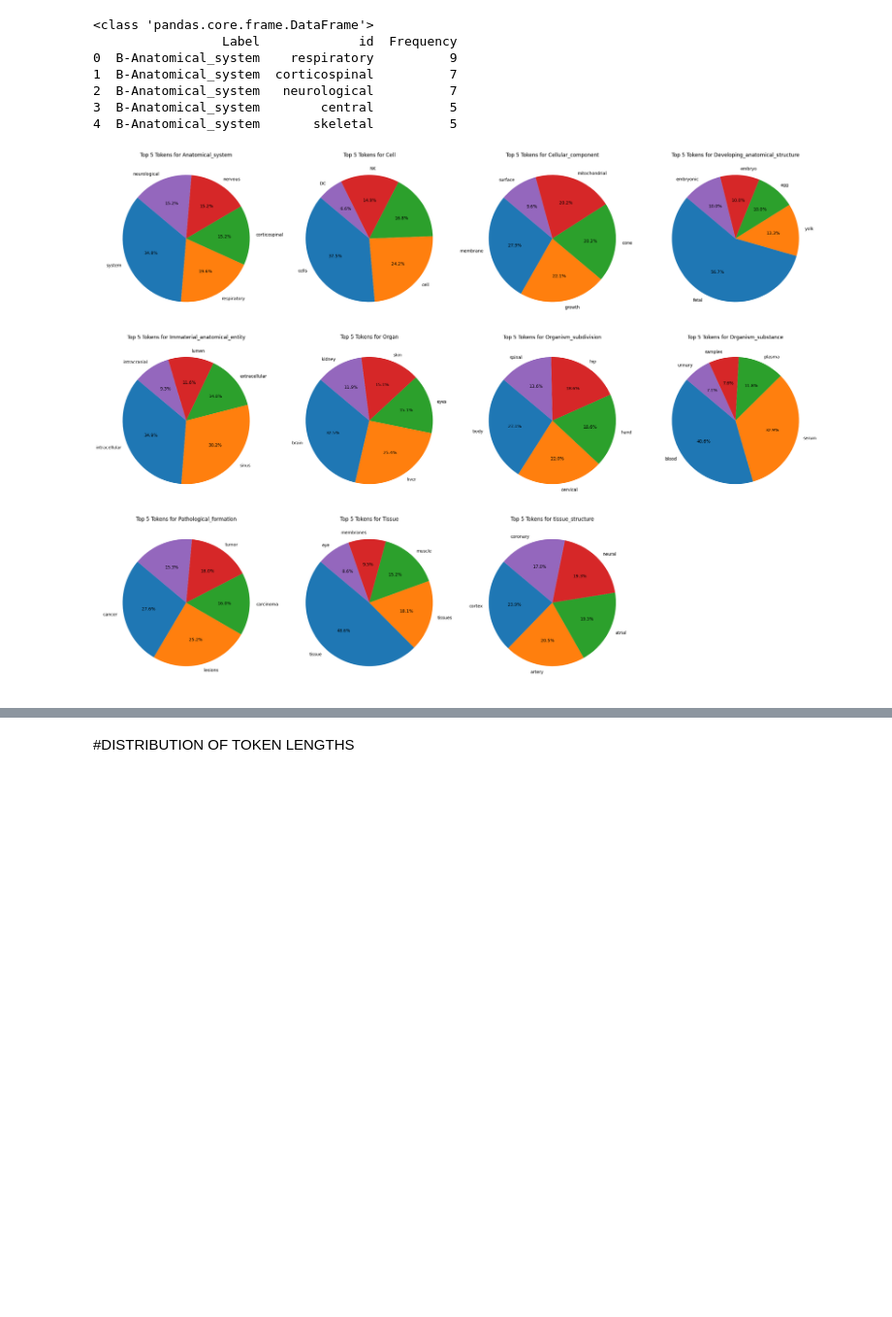
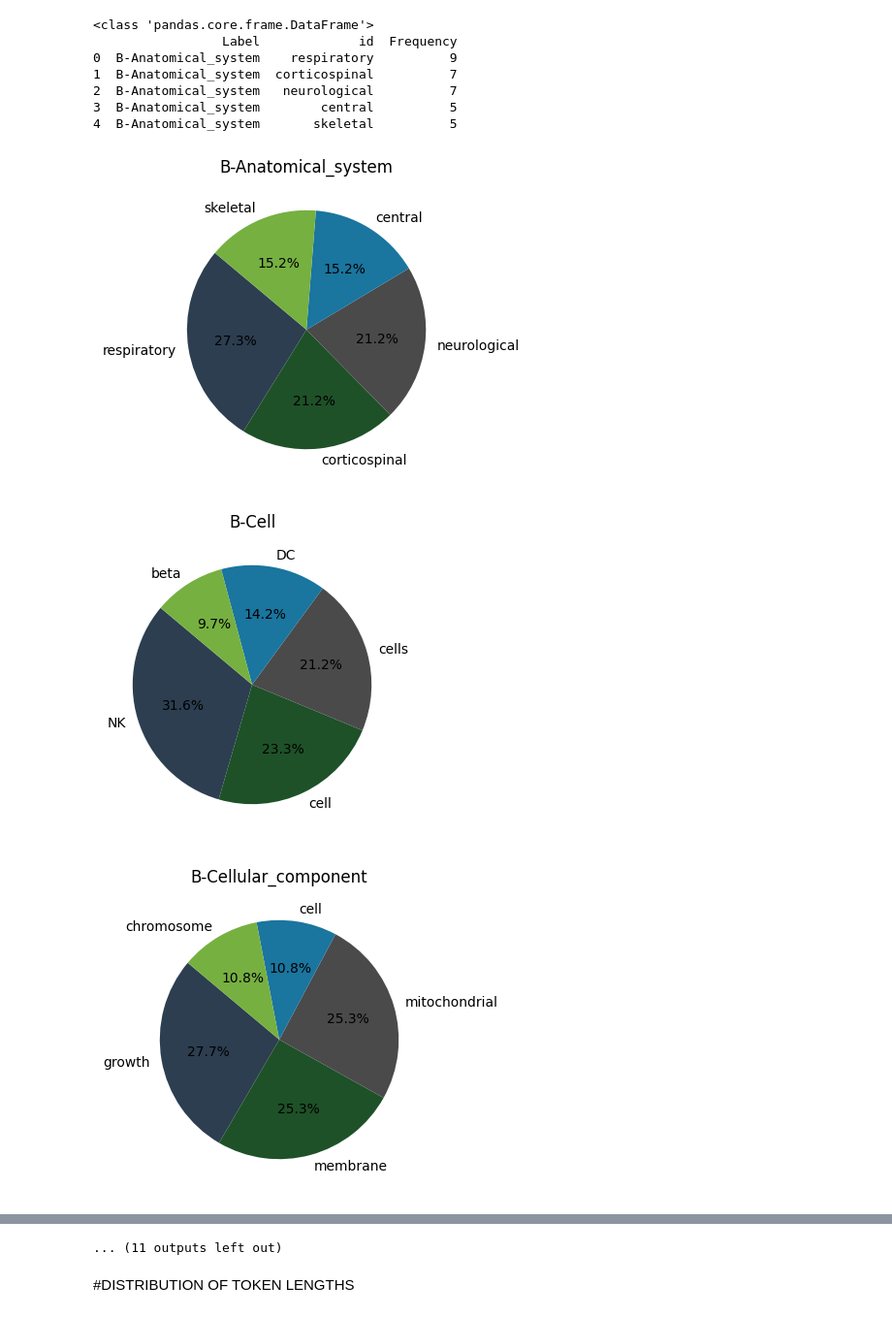
Before and after one commit to matdcp/Data-dreamers-, a Jupyter notebook: DEA_definitiva.ipynb, the cells around one changed output, grey strips where cells are left out. Shown at 97% size. Saved outputs shown, nothing was run; the diff lists cells and outputs as text; code cells hidden in the pictures; blank space fills up the shorter version.

```diff
--- a/DEA_definitiva.ipynb
+++ b/DEA_definitiva.ipynb
@@ -364,6 +396,16 @@ print(nlp.Defaults.stop_words)
 # %%
+
+# Carica il modello di Spacy
+nlp = spacy.load("en_core_web_sm")
+
+# Funzione per rimuovere le stop words
 def remove_stop_words(text):
     doc = nlp(text)
     return ' '.join([token.text for token in doc if not token.is_stop])
 
-ds['id'] = ds['id'].apply(remove_stop_words)
+ds_withouth_stopwords =ds.copy()
+# Applica la funzione e filtra le righe vuote
+ds_withouth_stopwords['id'] = ds['id'].apply(remove_stop_words)
+
+# Rimuovi le righe dove la colonna 'id' è vuota
+ds_withouth_stopwords = ds_withouth_stopwords[ds_withouth_stopwords['id'].str.strip() != '']  # Filtra righe dove 'id' è vuota o solo spazi
@@ -388,7 +478,7 @@ Following, we represented the most frequent tokens for each label individually.
 # %%
 # Conta i token più frequenti per ciascuna classe
 most_common_tokens_per_class = (
-    ds.groupby('Label')['id']
+    ds_withouth_stopwords.groupby('Label')['id']
     .value_counts()  # Conta i token per classe
     .groupby(level=0)  # Raggruppa di nuovo per classe
     .head(5)  # Prendi i primi 5 token per classe
@@ -408,38 +498,24 @@ print(most_common_tokens.head())  # Verifica la struttura
 2  B-Anatomical_system   neurological          7
 3  B-Anatomical_system        central          5
 4  B-Anatomical_system       skeletal          5
-# %%
-# Number of labels and rows
-num_labels = top_tokens_per_label['Unified_Label'].nunique()
-num_cols = 4  # Number of pie charts per row
-num_rows = math.ceil(num_labels / num_cols)  # Calculate the number of rows
-
-# Create subplots with the specified number of rows and columns
-fig, axes = plt.subplots(num_rows, num_cols, figsize=(6 * num_cols, 6 * num_rows))
-
-# Flatten the axes array for easier indexing (only needed if num_rows > 1)
-axes = axes.flatten()
-
-# Generate pie charts for each label
-for i, label in enumerate(top_tokens_per_label['Unified_Label'].unique()):
-    class_tokens = top_tokens_per_label[top_tokens_per_label['Unified_Label'] == label]
-
-    ax = axes[i]  # Select the subplot
-    ax.pie(
-        class_tokens['Frequency'],
-        labels=class_tokens['id'],
-        autopct='%1.1f%%',
-        startangle=140,
-        colors=plt.cm.tab10.colors[:len(class_tokens)]
-    )
-    ax.set_title(f"Top 5 Tokens for {label}")
-
-# Hide any unused subplots (if num_labels is not a perfect multiple of num_cols)
-for j in range(i + 1, len(axes)):
-    axes[j].axis('off')
-
-# Adjust layout to fit the plots
-plt.tight_layout()
-plt.show()
-# %% [output]
-[figure, removed]
+# %%
+import matplotlib.pyplot as plt
+
+
+for label in most_common_tokens['Label'].unique():
+    class_tokens = most_common_tokens[most_common_tokens['Label'] == label]
+    plt.figure(figsize=(4, 4))
+    plt.pie(
+        class_tokens['Frequency'],
+        labels=class_tokens['id'],
+        autopct='%1.1f%%',
+        startangle=140,
+        colors = ['#2C3E50', '#1E5128', '#4A4A4A', '#1A759F', '#76B041',
+                          '#3C3C3C', '#1F4E5F', '#9DA5B0', '#2B9348', '#5C5C5C']
+    )
+    plt.title(label)
+    plt.show()
+# %% [output]
+[figure, added]
+[figure, added]
+[figure, added]
@@ -446,3 +531,4 @@ plt.show()
+... (11 outputs left out)
 # %% [markdown]
 #DISTRIBUTION OF TOKEN LENGTHS
 # %%
```
Also changed, not shown: parts of 15 cells of this notebook.
